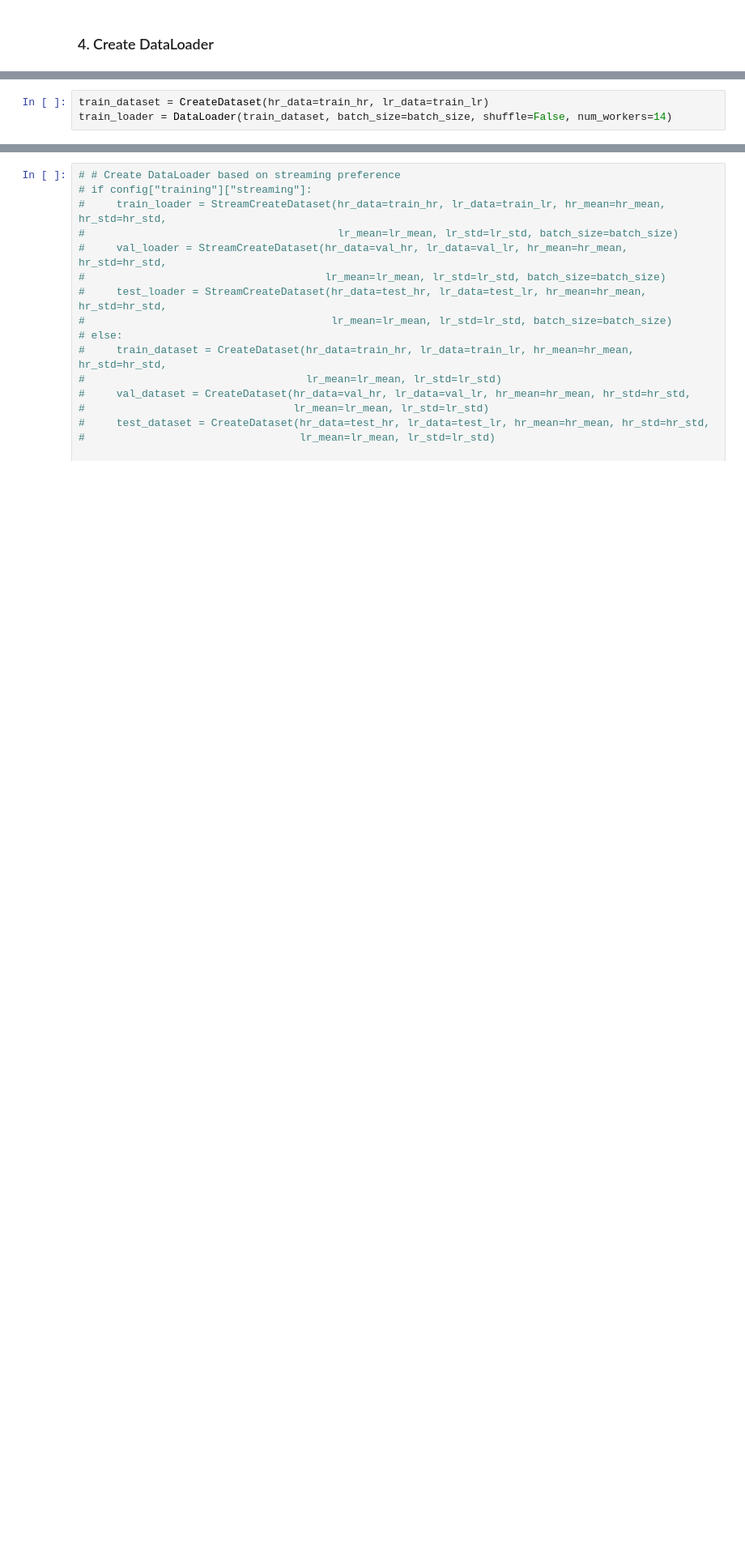
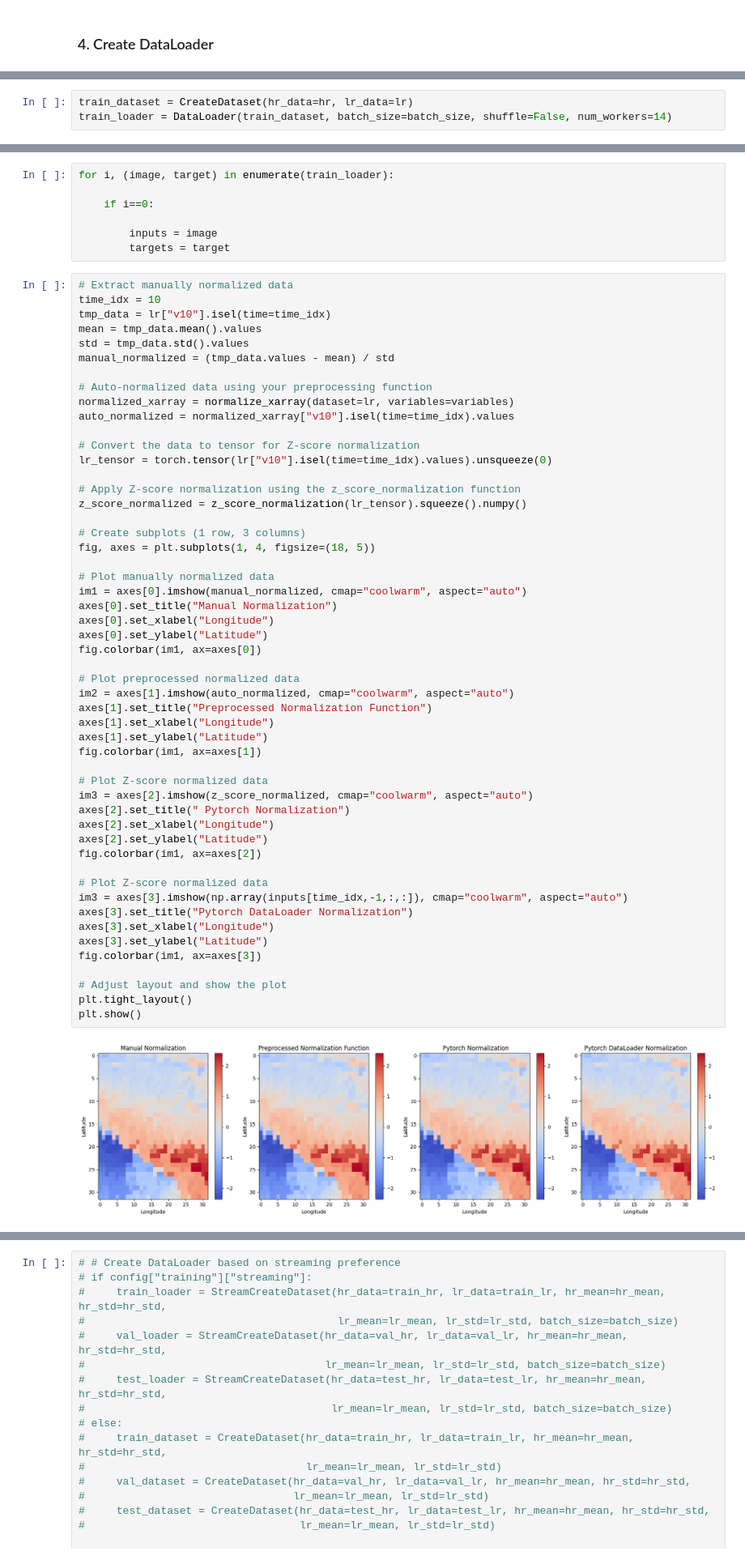
Before and after one commit to sebastien-tetaud/destine-super-resolution, a Jupyter notebook: notebook_new.ipynb, the cells around one changed output, grey strips where cells are left out. Shown at 81% size. Drawn from its saved outputs; the diff is of its cells as text; blank space fills up the shorter version.

```diff
--- a/notebook_new.ipynb
+++ b/notebook_new.ipynb
@@ -298,3 +312,3 @@ print((auto_normalized - manual_normalized ).min())
 # %%
-train_dataset = CreateDataset(hr_data=train_hr, lr_data=train_lr)
+train_dataset = CreateDataset(hr_data=hr, lr_data=lr)
 train_loader = DataLoader(train_dataset, batch_size=batch_size, shuffle=False, num_workers=14)
@@ -342,0 +315,61 @@ for data in train_loader:
+# %%
+for i, (image, target) in enumerate(train_loader):
+
+    if i==0:
+
+        inputs = image
+        targets = target
+# %%
+# Extract manually normalized data
+time_idx = 10
+tmp_data = lr["v10"].isel(time=time_idx)
+mean = tmp_data.mean().values
+std = tmp_data.std().values
+manual_normalized = (tmp_data.values - mean) / std
+
+# Auto-normalized data using your preprocessing function
+normalized_xarray = normalize_xarray(dataset=lr, variables=variables)
+auto_normalized = normalized_xarray["v10"].isel(time=time_idx).values
+
+# Convert the data to tensor for Z-score normalization
+lr_tensor = torch.tensor(lr["v10"].isel(time=time_idx).values).unsqueeze(0)
+
+# Apply Z-score normalization using the z_score_normalization function
+z_score_normalized = z_score_normalization(lr_tensor).squeeze().numpy()
+
+# Create subplots (1 row, 3 columns)
+fig, axes = plt.subplots(1, 4, figsize=(18, 5))
+
+# Plot manually normalized data
+im1 = axes[0].imshow(manual_normalized, cmap="coolwarm", aspect="auto")
+axes[0].set_title("Manual Normalization")
+axes[0].set_xlabel("Longitude")
+axes[0].set_ylabel("Latitude")
+fig.colorbar(im1, ax=axes[0])
+
+# Plot preprocessed normalized data
+im2 = axes[1].imshow(auto_normalized, cmap="coolwarm", aspect="auto")
+axes[1].set_title("Preprocessed Normalization Function")
+axes[1].set_xlabel("Longitude")
+axes[1].set_ylabel("Latitude")
+fig.colorbar(im1, ax=axes[1])
+
+# Plot Z-score normalized data
+im3 = axes[2].imshow(z_score_normalized, cmap="coolwarm", aspect="auto")
+axes[2].set_title(" Pytorch Normalization")
+axes[2].set_xlabel("Longitude")
+axes[2].set_ylabel("Latitude")
+fig.colorbar(im1, ax=axes[2])
+
+# Plot Z-score normalized data
+im3 = axes[3].imshow(np.array(inputs[time_idx,-1,:,:]), cmap="coolwarm", aspect="auto")
+axes[3].set_title("Pytorch DataLoader Normalization")
+axes[3].set_xlabel("Longitude")
+axes[3].set_ylabel("Latitude")
+fig.colorbar(im1, ax=axes[3])
+
+# Adjust layout and show the plot
+plt.tight_layout()
+plt.show()
+# %% [output]
+[figure, added]
```
Also changed, not shown: parts of 13 cells of this notebook, 2 other files.
